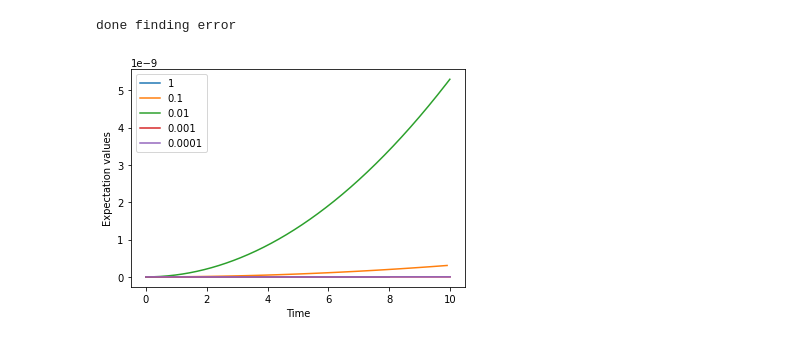
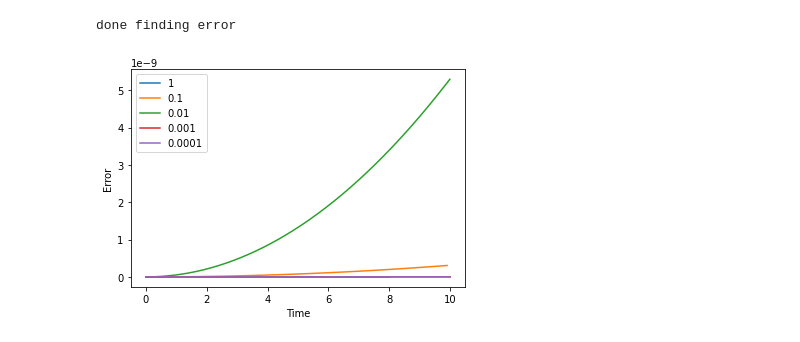
Before and after one commit to majdh98/Summer2021, a Jupyter notebook: Qutip_two_qubits_error.ipynb, the cells around one changed output. Cells and saved outputs as stored; diff of their text form; code cells hidden in the pictures.

Commit message:
completed 2 qubit error notebook

```diff
--- a/Qutip_two_qubits_error.ipynb
+++ b/Qutip_two_qubits_error.ipynb
@@ -251,11 +235,10 @@ done finding error
 # %%
 fig, ax = plt.subplots()
 for i in range(len(times_list)):
     ax.plot(times_list[i], qutip_error_at_different_step_sizes[i])
 ax.set_xlabel('Time')
-ax.set_ylabel('Expectation values')
+ax.set_ylabel('Error')
 ax.legend(dts)
-# ax.legend(("Exact: First qubit for sigma x", "Exact: Second Qubit for sigma x", "Qutip: First qubit for sigma x", "Qutip: First qubit for sigma x"))
 plt.show()
 # %% [output]
-[figure, old version]
+[figure, new version]
```
Also changed, not shown: parts of 23 cells of this notebook.
